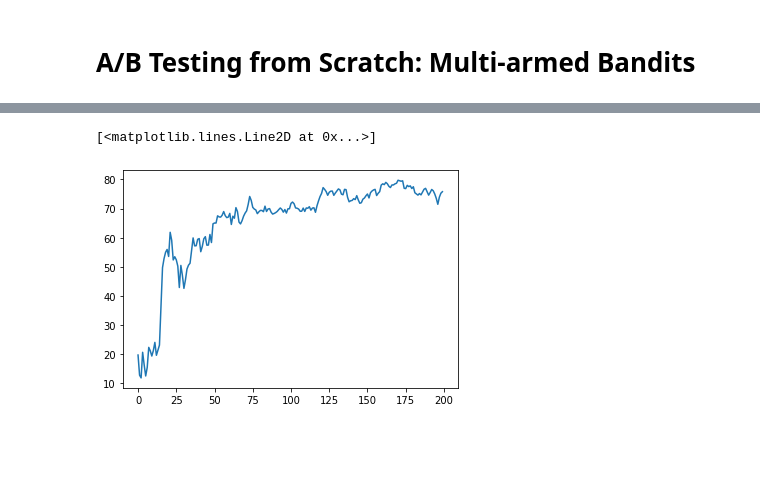
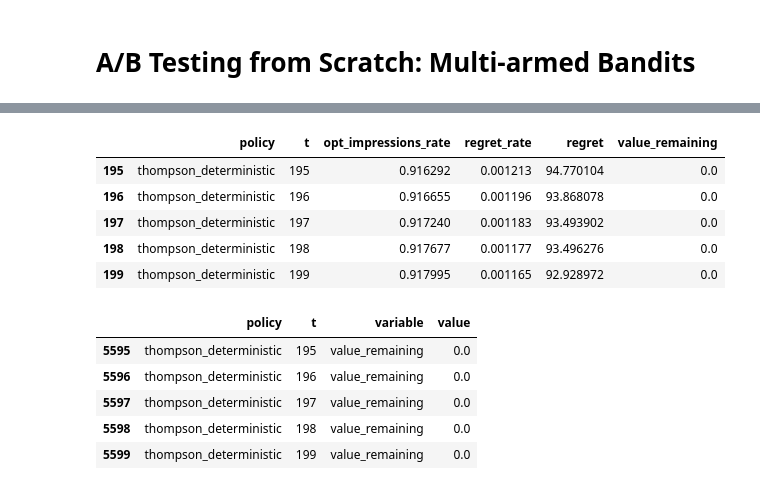
Before and after one commit to cstorm125/abtestoo, a Jupyter notebook: mab.ipynb, the cells around one changed output, grey strips where cells are left out. Cells and saved outputs as stored; diff of their text form; code cells hidden in the pictures; blank space fills up the shorter version.

```diff
--- a/mab.ipynb
+++ b/mab.ipynb
@@ -112,7 +168,6 @@ env.show_df().head()
 class BanditAgent:
     def __init__(self):
         pass
-
     #baselines
     def equal_weights(self,state):
         res = np.array([1/len(state) for i in range(len(state))])
@@ -137,6 +192,9 @@ class BanditAgent:
 
     #deterministic policies
     def ucb(self, state, t):
+        for i in state:
+            if i[0]==0:
+                return self.equal_weights(state)
         res = [(i[1]/i[0] + np.sqrt(2*np.log(t+1)/i[0])) for i in state]
         res = np.array(res)
         res_d = np.zeros(len(state))
@@ -160,13 +218,3 @@ class BanditAgent:
         l = np.concatenate(l,0)
         is_max = l.max(1)[:,None] == l
         return is_max.mean(0)
-
-env = MusketeerEnv(true_ps = [0.1,0.11,0.12], avg_impressions=500)
-a = BanditAgent()
-for i in range(1000):
-    p = a.equal_weights(env.get_state())
-    env.step(p)
-    t=i
-a.equal_weights(env.get_state()), a.randomize(env.get_state()), a.eps_greedy(env.get_state(),t),\
-a.softmax(env.get_state(),t), a.thompson_stochastic(env.get_state()), \
-a.ucb(env.get_state(),t), a.thompson_deterministic(env.get_state())
@@ -194,5 +249,0 @@ plt.plot(df.opt_impressions_rate)
-# %%
-plt.plot(df.regret)
-# %% [output]
-[<matplotlib.lines.Line2D at 0x...>]
-[figure, removed]
@@ -198,0 +265,19 @@ plt.plot(df.regret)
+# %%
+df.tail()
+# %% [output]
+|  | policy | t | opt_impressions_rate | regret_rate | regret | value_remaining |
+| 195 | thompson_deterministic | 195 | 0.916292 | 0.001213 | 94.770104 | 0.0 |
+| 196 | thompson_deterministic | 196 | 0.916655 | 0.001196 | 93.868078 | 0.0 |
+| 197 | thompson_deterministic | 197 | 0.917240 | 0.001183 | 93.493902 | 0.0 |
+| 198 | thompson_deterministic | 198 | 0.917677 | 0.001177 | 93.496276 | 0.0 |
+| 199 | thompson_deterministic | 199 | 0.917995 | 0.001165 | 92.928972 | 0.0 |
+# %%
+df_m = df.melt(id_vars=['policy','t'])
+df_m.tail()
+# %% [output]
+|  | policy | t | variable | value |
+| 5595 | thompson_deterministic | 195 | value_remaining | 0.0 |
+| 5596 | thompson_deterministic | 196 | value_remaining | 0.0 |
+| 5597 | thompson_deterministic | 197 | value_remaining | 0.0 |
+| 5598 | thompson_deterministic | 198 | value_remaining | 0.0 |
+| 5599 | thompson_deterministic | 199 | value_remaining | 0.0 |
```
Also changed, not shown: parts of 27 cells of this notebook, 1 other file.
